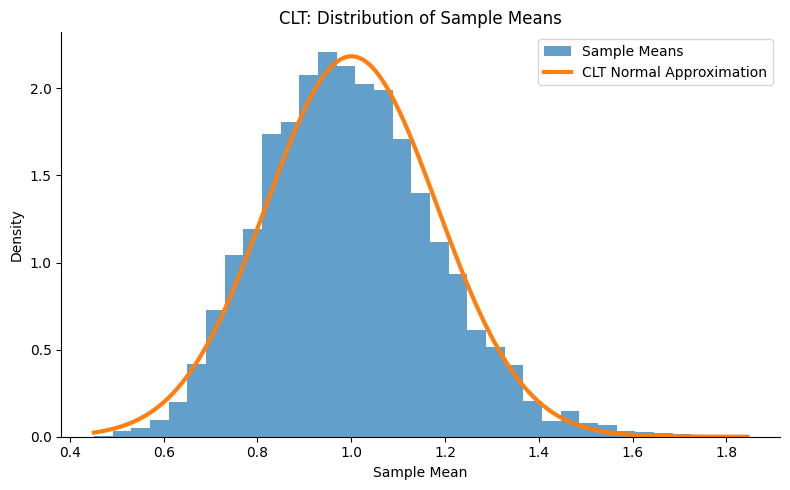
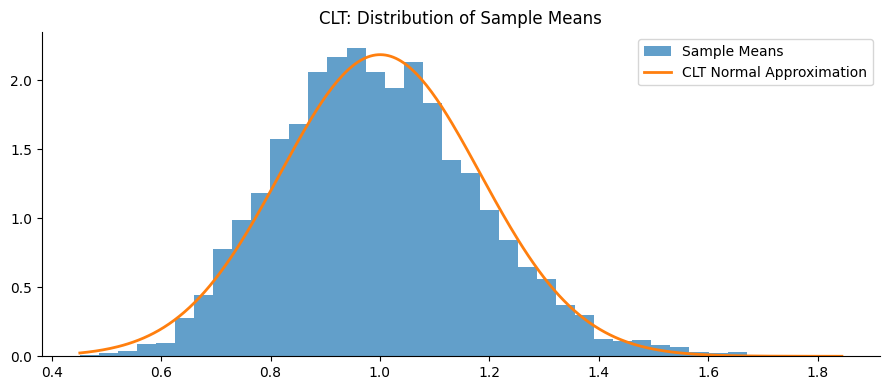
The notebook cell's code change between the first figure and the second:
--- before
+++ after
@@ -1,72 +1,37 @@
-import numpy as np
-import matplotlib.pyplot as plt
-from scipy import stats
-
-# Set random seed for reproducibility
 np.random.seed(7)
-
-# Generate population from Exponential(λ=1)
 population = np.random.exponential(scale=1.0, size=100_000)
 
-# Parameters
+n_samples = 5000
 sample_size = 30
-n_samples = 5000
+# Generate 5000 sample means
+sample_means = np.array([
+    np.random.choice(population, size=sample_size, replace=True).mean()
+    for _ in range(n_samples)
+])
 
-# Draw 5000 samples and record their means
-sample_means = np.array([
-    np.mean(np.random.choice(population, size=sample_size, replace=True))
-    for _ in range(n_samples)
-])  # YOUR CODE HERE
-
-# Population statistics
 pop_mean = population.mean()
 pop_std = population.std()
+clt_std = pop_std / np.sqrt(sample_size)
 
-# CLT predicted standard deviation
-clt_std = pop_std / np.sqrt(sample_size)  # YOUR CODE HERE
-
-# Print summary statistics
 print(f"Population mean: {pop_mean:.4f}, Population std: {pop_std:.4f}")
 print(f"Sample means mean: {sample_means.mean():.4f}, std: {sample_means.std():.4f}")
 print(f"CLT predicted std: {clt_std:.4f}")
 
-# Plot histogram of sample means
-fig, ax = plt.subplots(figsize=(8, 5))
+# Plot
+fig, ax = plt.subplots()
 
-ax.hist(
-    sample_means,
-    bins=35,
-    density=True,
-    alpha=0.7,
-    label='Sample Means'
-)  # YOUR CODE HERE
+# Histogram of sample means
+ax.hist(sample_means, bins=40, density=True, alpha=0.7, label='Sample Means')
 
-# Theoretical normal distribution from CLT
+# Theoretical normal curve from CLT
 x = np.linspace(sample_means.min(), sample_means.max(), 300)
-
-ax.plot(
-    x,
-    stats.norm.pdf(x, loc=pop_mean, scale=clt_std),
-    linewidth=3,
-    label='CLT Normal Approximation'
-)
-
+ax.plot(x, stats.norm.pdf(x, loc=pop_mean, scale=clt_std),
+        linewidth=2, label='CLT Normal Approximation')
+ax.legend()
 ax.set_title('CLT: Distribution of Sample Means')
-ax.set_xlabel('Sample Mean')
-ax.set_ylabel('Density')
-ax.legend()
-
 plt.tight_layout()
 plt.show()
 
-# KS test for normality
-ks_result = stats.kstest(
-    sample_means,
-    'norm',
-    args=(pop_mean, clt_std)
-)
-
-print(
-    f"KS test p-value: {ks_result.pvalue:.4f} "
-    f"→ Approximately normal? {ks_result.pvalue > 0.05}"
-)
+# KS test
+ks_result = stats.kstest(sample_means, 'norm', args=(pop_mean, clt_std))
+print(f"KS test p-value: {ks_result.pvalue:.4f} → Approximately normal? {ks_result.pvalue > 0.05}")

Commit: Created using Colab